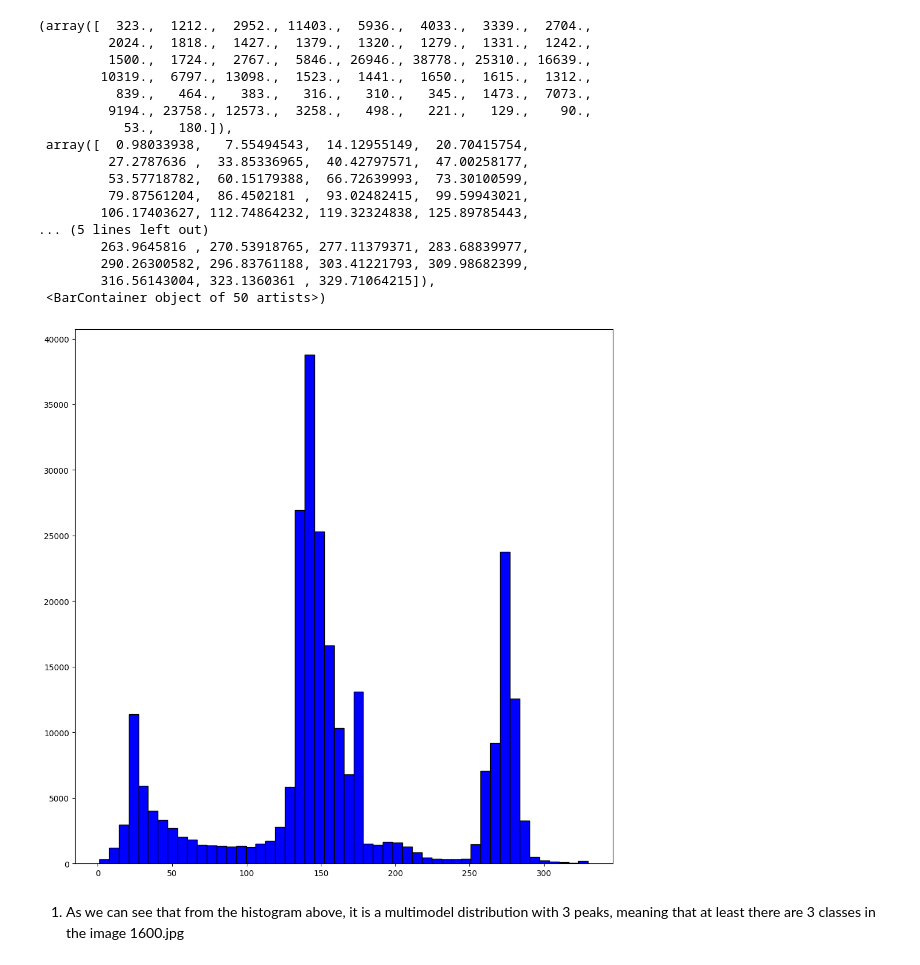
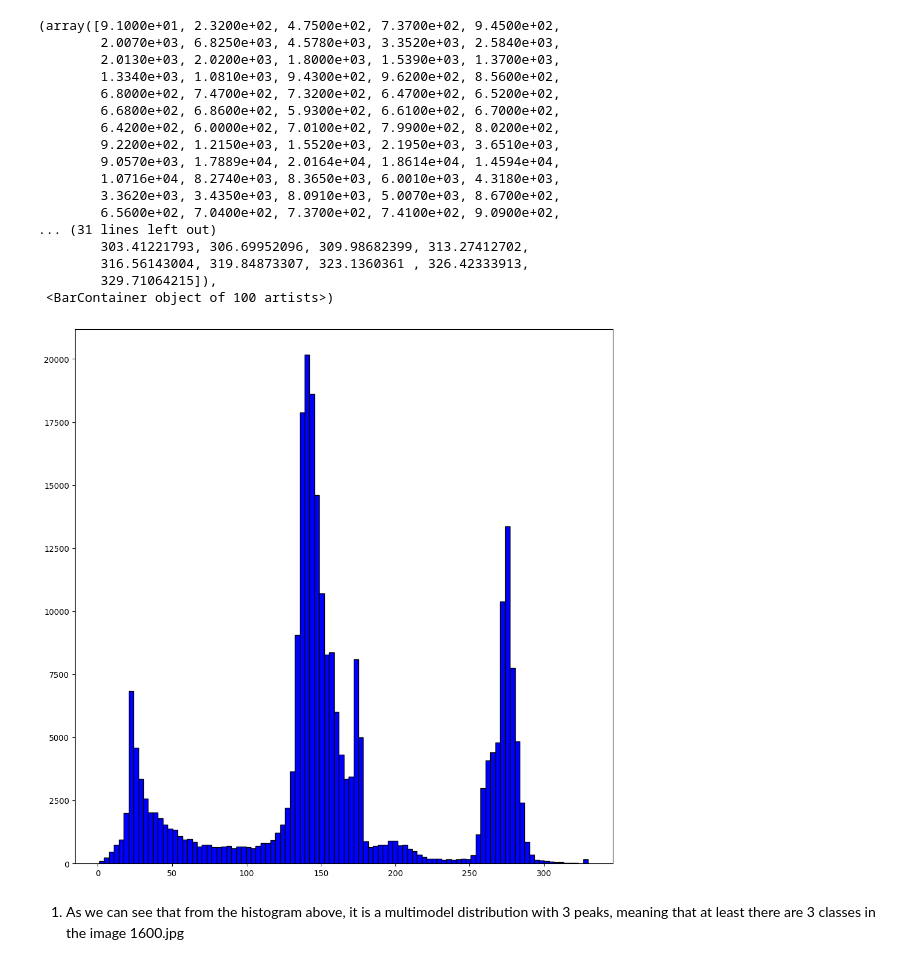
Before and after one commit to blacfli/ai_assigment1, a Jupyter notebook: Week3_Knowledge_based_1.ipynb, the cells around one changed output. Saved outputs shown, nothing was run; the diff lists cells and outputs as text; code cells hidden in the pictures.

```diff
--- a/Week3_Knowledge_based_1.ipynb
+++ b/Week3_Knowledge_based_1.ipynb
@@ -49,32 +68,32 @@ for r in tqdm(range(0, num_rows)):
     euc_dist = euclidean_dist(img_rgb[r, c], img_rgb_crop)
     rgb_euc_dist.append(euc_dist)
 
-    if euc_dist < 100.:
+    if euc_dist < 280. and euc_dist > 260.:
       img_rgb_out[r, c] = img_rgb[r, c]
     else:
       img_rgb_out[r, c]= np.array([0, 0, 0], dtype=np.uint8)
 # %%
 plt.figure(figsize = [12, 12])
-plt.hist(rgb_euc_dist, bins= 50, edgecolor = 'black', color = 'b')
+plt.hist(rgb_euc_dist, bins= 100, edgecolor = 'black', color = 'b')
 # %% [output]
-(array([  323.,  1212.,  2952., 11403.,  5936.,  4033.,  3339.,  2704.,
-         2024.,  1818.,  1427.,  1379.,  1320.,  1279.,  1331.,  1242.,
-         1500.,  1724.,  2767.,  5846., 26946., 38778., 25310., 16639.,
-        10319.,  6797., 13098.,  1523.,  1441.,  1650.,  1615.,  1312.,
-          839.,   464.,   383.,   316.,   310.,   345.,  1473.,  7073.,
-         9194., 23758., 12573.,  3258.,   498.,   221.,   129.,    90.,
-           53.,   180.]),
- array([  0.98033938,   7.55494543,  14.12955149,  20.70415754,
-         27.2787636 ,  33.85336965,  40.42797571,  47.00258177,
-         53.57718782,  60.15179388,  66.72639993,  73.30100599,
-         79.87561204,  86.4502181 ,  93.02482415,  99.59943021,
-        106.17403627, 112.74864232, 119.32324838, 125.89785443,
-... (5 lines left out)
-        263.9645816 , 270.53918765, 277.11379371, 283.68839977,
-        290.26300582, 296.83761188, 303.41221793, 309.98682399,
-        316.56143004, 323.1360361 , 329.71064215]),
- <BarContainer object of 50 artists>)
+(array([9.1000e+01, 2.3200e+02, 4.7500e+02, 7.3700e+02, 9.4500e+02,
+        2.0070e+03, 6.8250e+03, 4.5780e+03, 3.3520e+03, 2.5840e+03,
+        2.0130e+03, 2.0200e+03, 1.8000e+03, 1.5390e+03, 1.3700e+03,
+        1.3340e+03, 1.0810e+03, 9.4300e+02, 9.6200e+02, 8.5600e+02,
+        6.8000e+02, 7.4700e+02, 7.3200e+02, 6.4700e+02, 6.5200e+02,
+        6.6800e+02, 6.8600e+02, 5.9300e+02, 6.6100e+02, 6.7000e+02,
+        6.4200e+02, 6.0000e+02, 7.0100e+02, 7.9900e+02, 8.0200e+02,
+        9.2200e+02, 1.2150e+03, 1.5520e+03, 2.1950e+03, 3.6510e+03,
+        9.0570e+03, 1.7889e+04, 2.0164e+04, 1.8614e+04, 1.4594e+04,
+        1.0716e+04, 8.2740e+03, 8.3650e+03, 6.0010e+03, 4.3180e+03,
+        3.3620e+03, 3.4350e+03, 8.0910e+03, 5.0070e+03, 8.6700e+02,
+        6.5600e+02, 7.0400e+02, 7.3700e+02, 7.4100e+02, 9.0900e+02,
+... (31 lines left out)
+        303.41221793, 306.69952096, 309.98682399, 313.27412702,
+        316.56143004, 319.84873307, 323.1360361 , 326.42333913,
+        329.71064215]),
+ <BarContainer object of 100 artists>)
-[figure, old version]
+[figure, new version]
 # %% [markdown]
 1. As we can see that from the histogram above, it is a multimodel distribution with 3 peaks, meaning that at least there are 3 classes in the image 1600.jpg
 # %%
```
Also changed, not shown: parts of 5 cells of this notebook.
